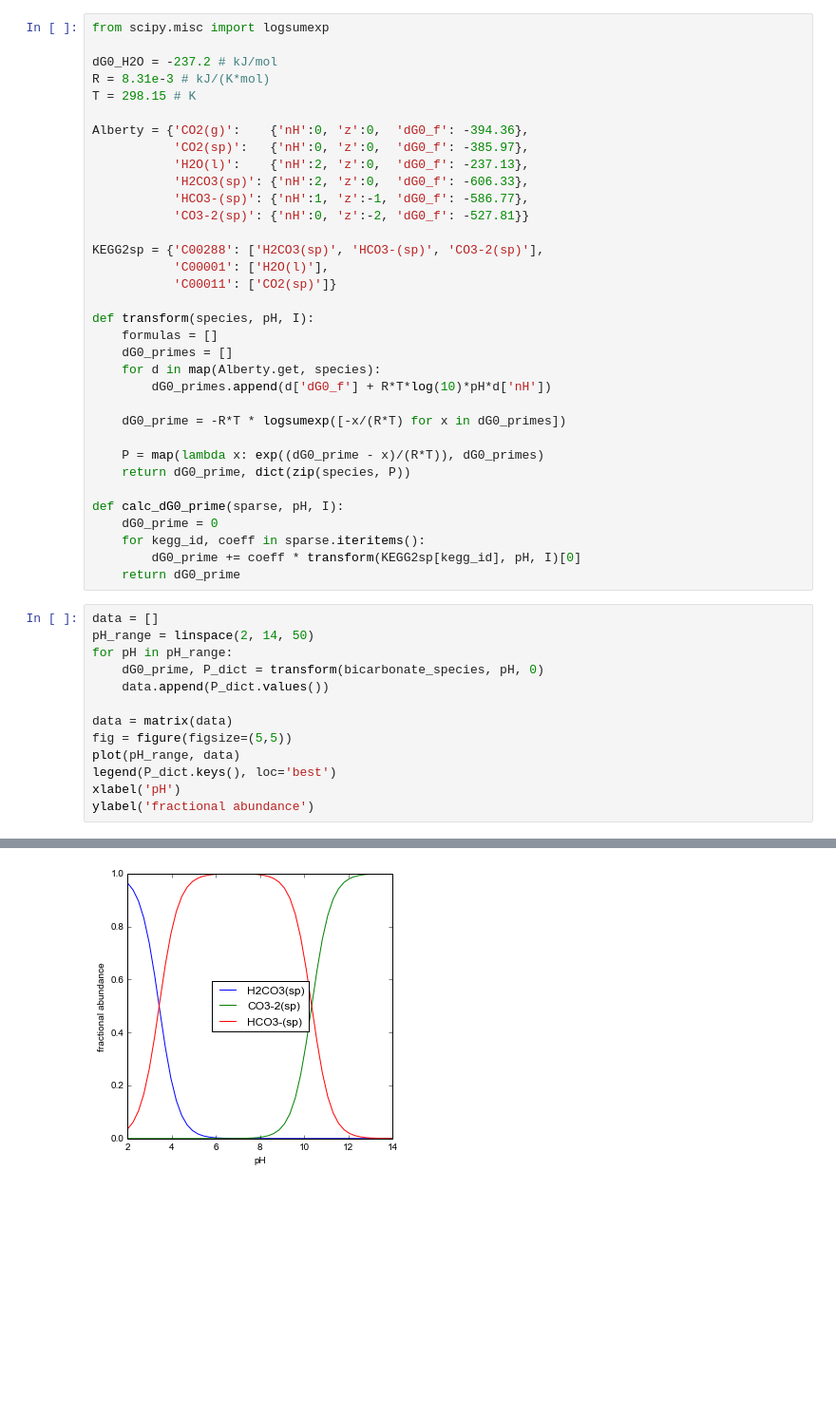
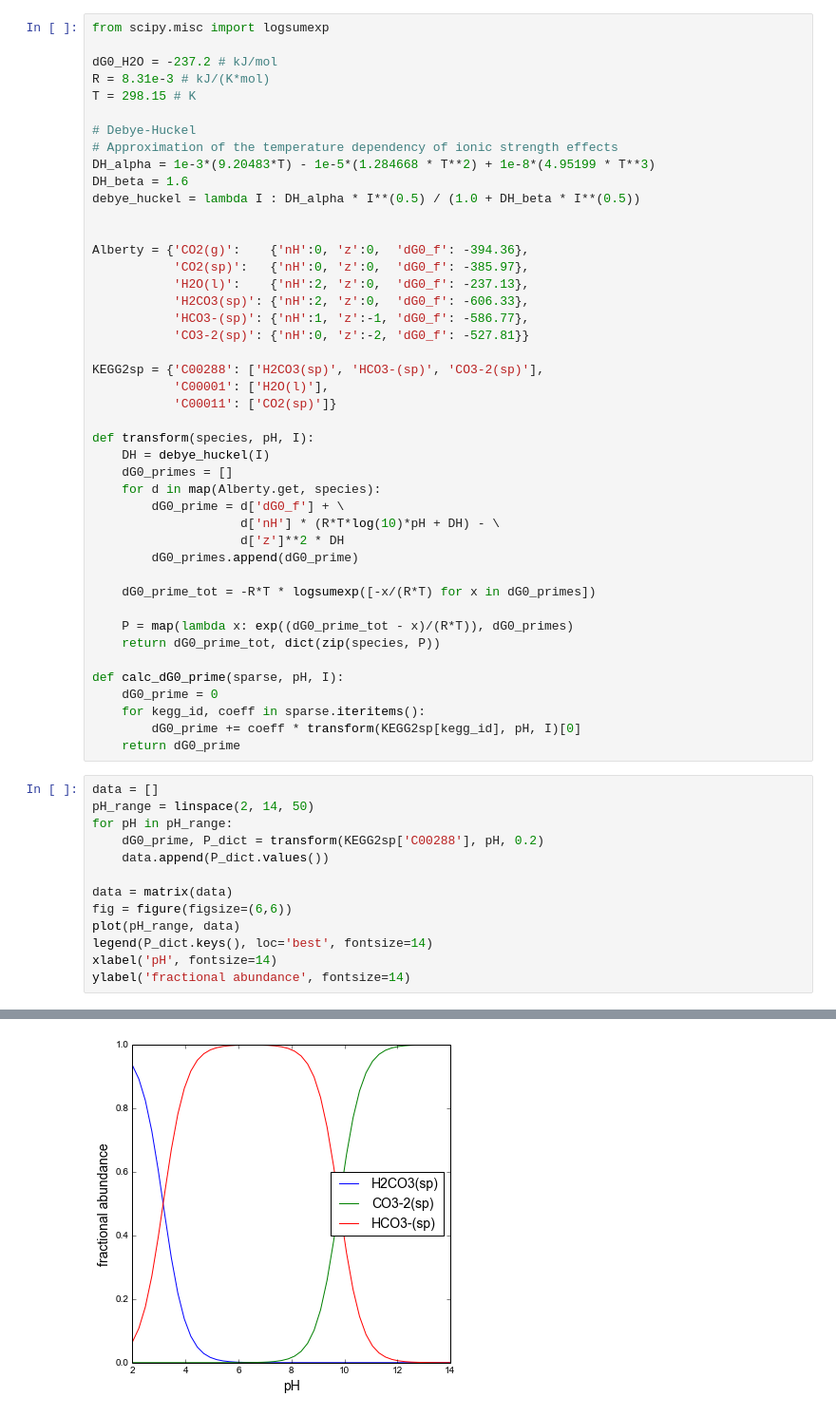
Before and after one commit to eladnoor/equilibrator, a Jupyter notebook: media/ipython_notebooks/co2_hydration.ipynb, the cells around one changed output, grey strips where cells are left out. Shown: that part at 95% size. Cells and saved outputs as stored; diff of their text form; blank space fills up the shorter version.

Commit message:
adding ionic strength to co2 hydration ipython notebook

```diff
--- a/media/ipython_notebooks/co2_hydration.ipynb
+++ b/media/ipython_notebooks/co2_hydration.ipynb
@@ -4,6 +4,13 @@ from scipy.misc import logsumexp
 dG0_H2O = -237.2 # kJ/mol
 R = 8.31e-3 # kJ/(K*mol)
 T = 298.15 # K
+
+# Debye-Huckel
+# Approximation of the temperature dependency of ionic strength effects
+DH_alpha = 1e-3*(9.20483*T) - 1e-5*(1.284668 * T**2) + 1e-8*(4.95199 * T**3)
+DH_beta = 1.6
+debye_huckel = lambda I : DH_alpha * I**(0.5) / (1.0 + DH_beta * I**(0.5))
+
 
 Alberty = {'CO2(g)':    {'nH':0, 'z':0,  'dG0_f': -394.36},
            'CO2(sp)':   {'nH':0, 'z':0,  'dG0_f': -385.97},
@@ -17,15 +24,18 @@ KEGG2sp = {'C00288': ['H2CO3(sp)', 'HCO3-(sp)', 'CO3-2(sp)'],
            'C00011': ['CO2(sp)']}
 
 def transform(species, pH, I):
-    formulas = []
+    DH = debye_huckel(I)
     dG0_primes = []
     for d in map(Alberty.get, species):
-        dG0_primes.append(d['dG0_f'] + R*T*log(10)*pH*d['nH'])
+        dG0_prime = d['dG0_f'] + \
+                    d['nH'] * (R*T*log(10)*pH + DH) - \
+                    d['z']**2 * DH
+        dG0_primes.append(dG0_prime)
 
-    dG0_prime = -R*T * logsumexp([-x/(R*T) for x in dG0_primes])
+    dG0_prime_tot = -R*T * logsumexp([-x/(R*T) for x in dG0_primes])
 
-    P = map(lambda x: exp((dG0_prime - x)/(R*T)), dG0_primes)
-    return dG0_prime, dict(zip(species, P))
+    P = map(lambda x: exp((dG0_prime_tot - x)/(R*T)), dG0_primes)
+    return dG0_prime_tot, dict(zip(species, P))
 
 def calc_dG0_prime(sparse, pH, I):
     dG0_prime = 0
@@ -35,17 +45,17 @@ def calc_dG0_prime(sparse, pH, I):
 # %%
 data = []
 pH_range = linspace(2, 14, 50)
 for pH in pH_range:
-    dG0_prime, P_dict = transform(bicarbonate_species, pH, 0)
+    dG0_prime, P_dict = transform(KEGG2sp['C00288'], pH, 0.2)
     data.append(P_dict.values())
 
 data = matrix(data)
-fig = figure(figsize=(5,5))
+fig = figure(figsize=(6,6))
 plot(pH_range, data)
-legend(P_dict.keys(), loc='best')
-xlabel('pH')
-ylabel('fractional abundance')
+legend(P_dict.keys(), loc='best', fontsize=14)
+xlabel('pH', fontsize=14)
+ylabel('fractional abundance', fontsize=14)
 # %% [output]
 <matplotlib.text.Text at 0x...>
-[figure, old version]
+[figure, new version]
 # %%
```
Also changed, not shown: parts of 1 cell of this notebook.
